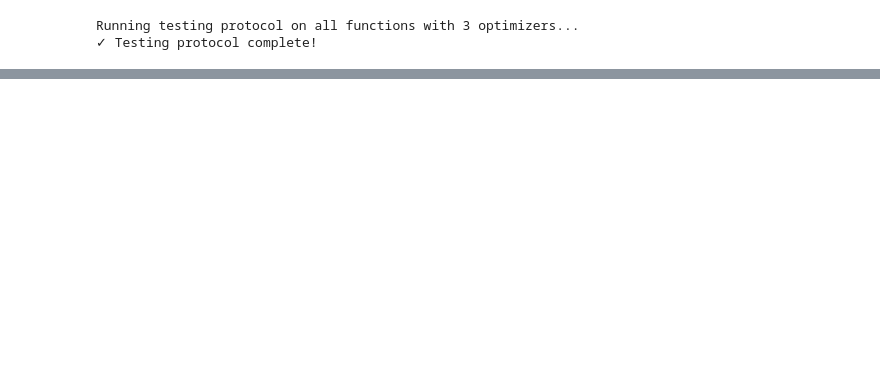
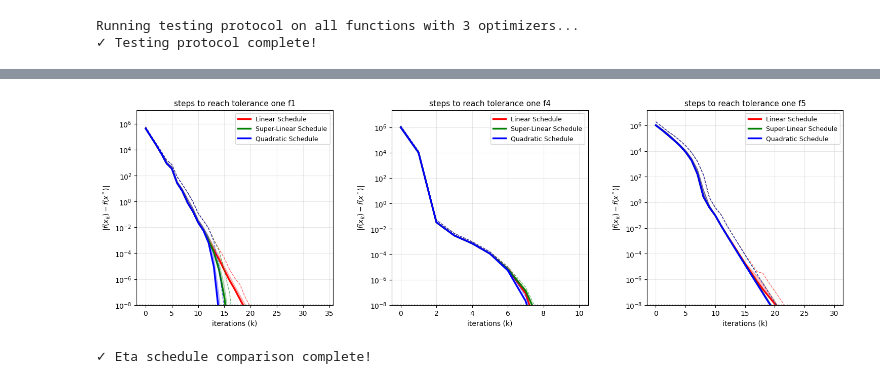
Before and after one commit to rohde01/numerical-optimization, a Jupyter notebook: Handin3/test.ipynb, the cells around one changed output, grey strips where cells are left out. Cells and saved outputs as stored; diff of their text form; code cells hidden in the pictures; blank space fills up the shorter version.

```diff
--- a/Handin3/test.ipynb
+++ b/Handin3/test.ipynb
@@ -411,0 +514,68 @@ print("\n✓ Newton's Method comparison complete!")
+# %%
+# Plot comparison of different eta schedules - 1x3 layout matching screenshot
+fig = plt.figure(figsize=(18, 5))
+gs = fig.add_gridspec(1, 3, hspace=0.3, wspace=0.3)
+
+# Colors matching the screenshot
+schedule_colors = {
+    'Linear Schedule': 'red',
+    'Super-Linear Schedule': 'green',
+    'Quadratic Schedule': 'blue'
+}
+
+epsilon = 1e-8
+
+# Create axes for each function
+axes = [
+    fig.add_subplot(gs[0, 0]),
+    fig.add_subplot(gs[0, 1]),
+    fig.add_subplot(gs[0, 2])
+]
+
+for idx, (func_name, _, _, _, _) in enumerate(function_suite_all):
+    ax = axes[idx]
+
+    for schedule_name in ['Linear Schedule', 'Super-Linear Schedule', 'Quadratic Schedule']:
+        run_results = results_eta[func_name][schedule_name]
+        if not run_results:
+            continue
+
+        stats = aggregate_run_statistics_minmax(run_results)
+        color = schedule_colors[schedule_name]
+
+        # Plot median as solid line (most significant)
+        ax.semilogy(stats['steps'], stats['median_steps'],
+                   color=color, linewidth=2.5, label=schedule_name)
+
+        # Fill between median and 75th percentile
+        ax.fill_between(stats['steps'],
+                       stats['median_steps'],
+                       stats['p75_steps'],
+                       color=color, alpha=0.25)
+
+        # Plot 99th percentile as dashed line
+        ax.semilogy(stats['steps'], stats['p99_steps'],
+                   color=color, linewidth=1, linestyle='--', alpha=0.6)
+
+    # Add epsilon line
+    ax.axhline(y=epsilon, color='black', linestyle=':', linewidth=1.5)
+
+    # Set limits
+    ax.set_ylim(bottom=epsilon)
+
+    # Format plot to match screenshot
+    ax.set_xlabel('iterations (k)', fontsize=10)
+    ax.set_ylabel(r'$|f(x_k) - f(x^*)|$', fontsize=10)
+    ax.set_title(f'steps to reach tolerance one {func_name}', fontsize=11)
+    ax.grid(True, alpha=0.3)
+    ax.legend(loc='best', fontsize=9)
+
+plt.tight_layout()
+plt.savefig('eta_schedules_comparison.png', dpi=150, bbox_inches='tight')
+
+plt.show()
+
+print("\n✓ Eta schedule comparison complete!")
+# %% [output]
+[figure, added]
+✓ Eta schedule comparison complete!
```
Also changed, not shown: parts of 6 cells of this notebook.
